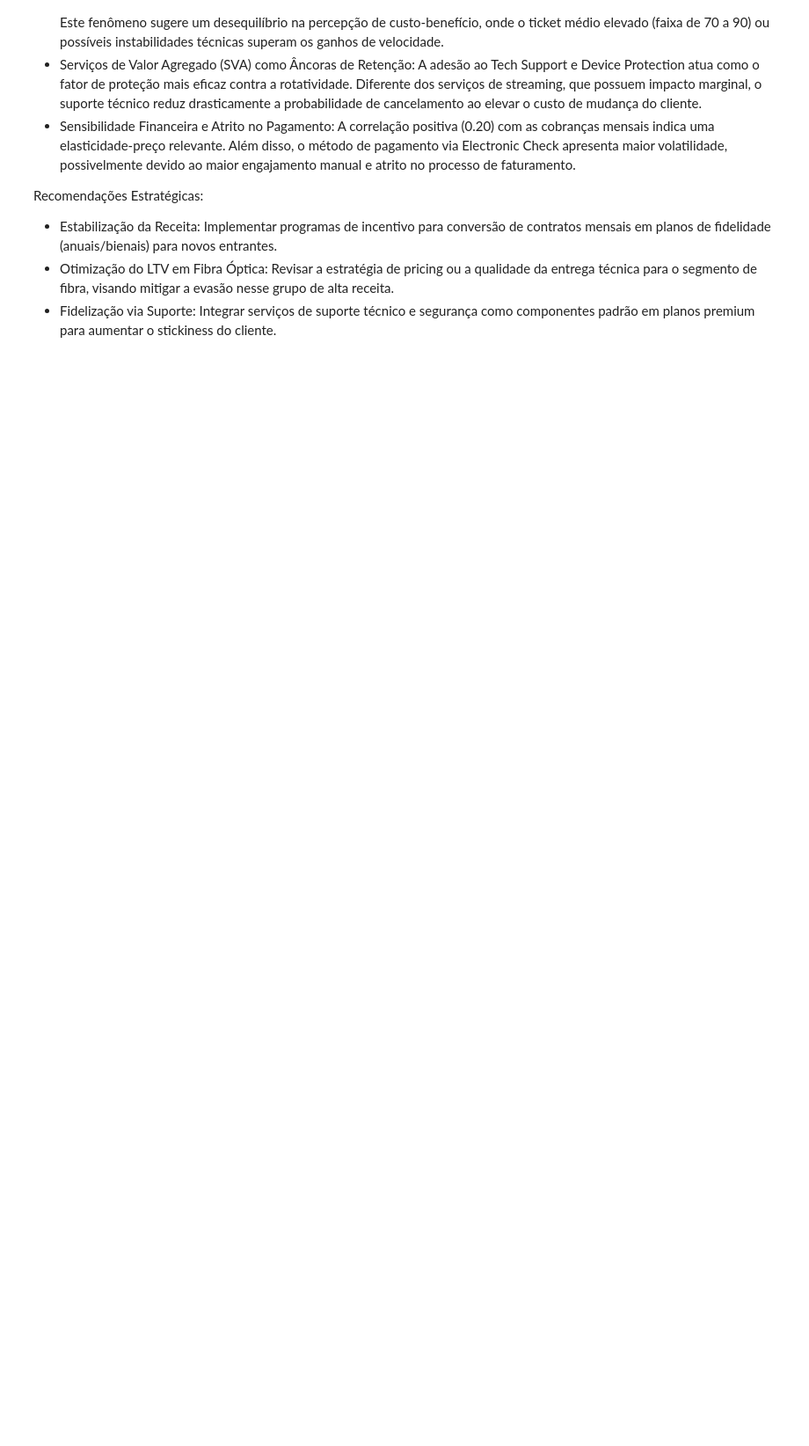
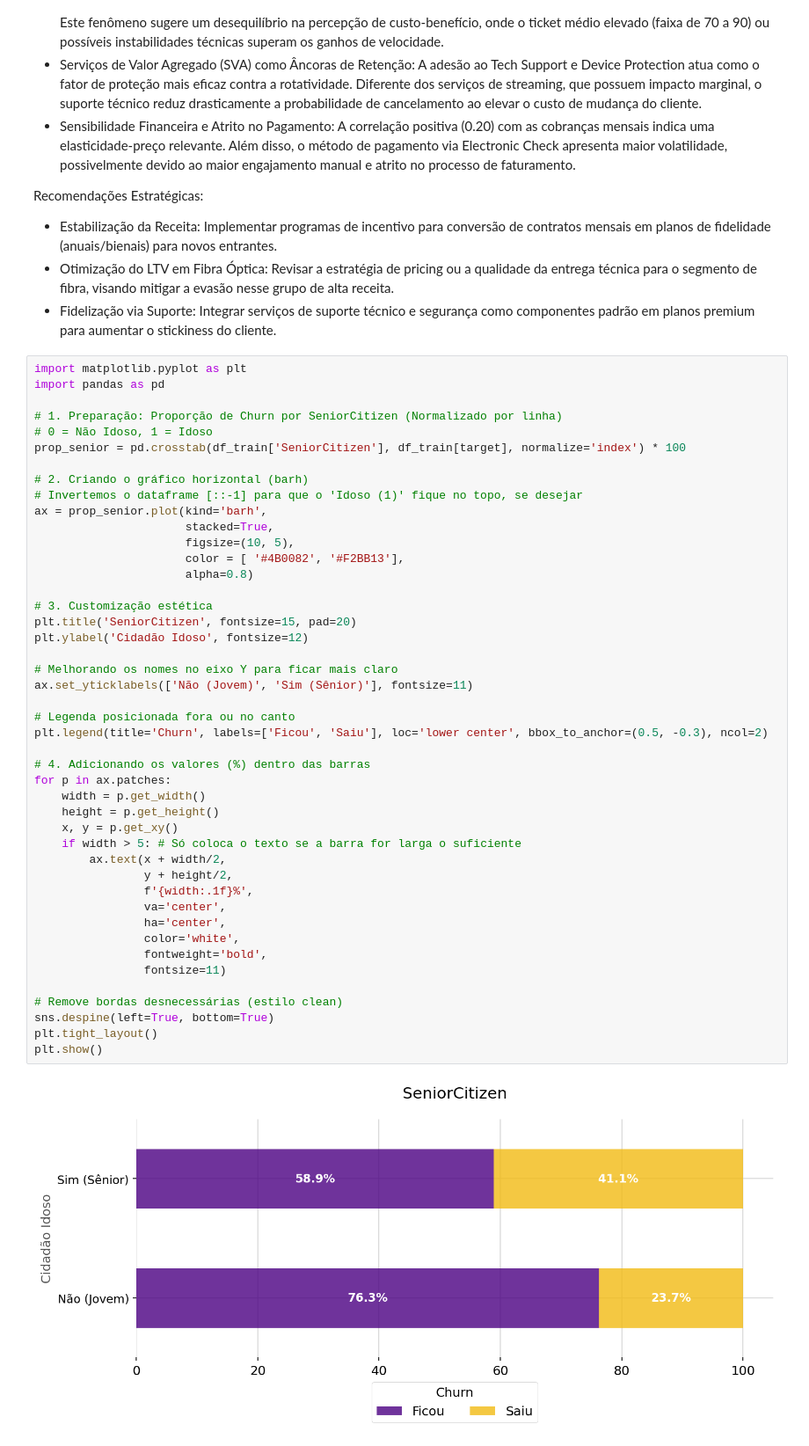
Before and after one commit to RebecaVBoas/Telco-Customer-Churn-Prediction, a Jupyter notebook: notebooks/EDA.ipynb, the cells around one changed output. Shown at 88% size. Drawn from its saved outputs; the diff is of its cells as text; blank space fills up the shorter version.

Commit message:
feat: upload de imagem Senior

```diff
--- a/notebooks/EDA.ipynb
+++ b/notebooks/EDA.ipynb
@@ -630,3 +630,50 @@ Recomendações Estratégicas:
 * Estabilização da Receita: Implementar programas de incentivo para conversão de contratos mensais em planos de fidelidade (anuais/bienais) para novos entrantes.
 * Otimização do LTV em Fibra Óptica: Revisar a estratégia de pricing ou a qualidade da entrega técnica para o segmento de fibra, visando mitigar a evasão nesse grupo de alta receita.
 * Fidelização via Suporte: Integrar serviços de suporte técnico e segurança como componentes padrão em planos premium para aumentar o stickiness do cliente.
+# %%
+import matplotlib.pyplot as plt
+import pandas as pd
+
+# 1. Preparação: Proporção de Churn por SeniorCitizen (Normalizado por linha)
+# 0 = Não Idoso, 1 = Idoso
+prop_senior = pd.crosstab(df_train['SeniorCitizen'], df_train[target], normalize='index') * 100
+
+# 2. Criando o gráfico horizontal (barh)
+# Invertemos o dataframe [::-1] para que o 'Idoso (1)' fique no topo, se desejar
+ax = prop_senior.plot(kind='barh',
+                      stacked=True,
+                      figsize=(10, 5),
+                      color = [ '#4B0082', '#F2BB13'],
+                      alpha=0.8)
+
+# 3. Customização estética
+plt.title('SeniorCitizen', fontsize=15, pad=20)
+plt.ylabel('Cidadão Idoso', fontsize=12)
+
+# Melhorando os nomes no eixo Y para ficar mais claro
+ax.set_yticklabels(['Não (Jovem)', 'Sim (Sênior)'], fontsize=11)
+
+# Legenda posicionada fora ou no canto
+plt.legend(title='Churn', labels=['Ficou', 'Saiu'], loc='lower center', bbox_to_anchor=(0.5, -0.3), ncol=2)
+
+# 4. Adicionando os valores (%) dentro das barras
+for p in ax.patches:
+    width = p.get_width()
+    height = p.get_height()
+    x, y = p.get_xy()
+    if width > 5: # Só coloca o texto se a barra for larga o suficiente
+        ax.text(x + width/2,
+                y + height/2,
+                f'{width:.1f}%',
+                va='center',
+                ha='center',
+                color='white',
+                fontweight='bold',
+                fontsize=11)
+
+# Remove bordas desnecessárias (estilo clean)
+sns.despine(left=True, bottom=True)
+plt.tight_layout()
+plt.show()
+# %% [output]
+[figure, added]
```
Also changed, not shown: parts of 1 cell of this notebook, 1 other file.
